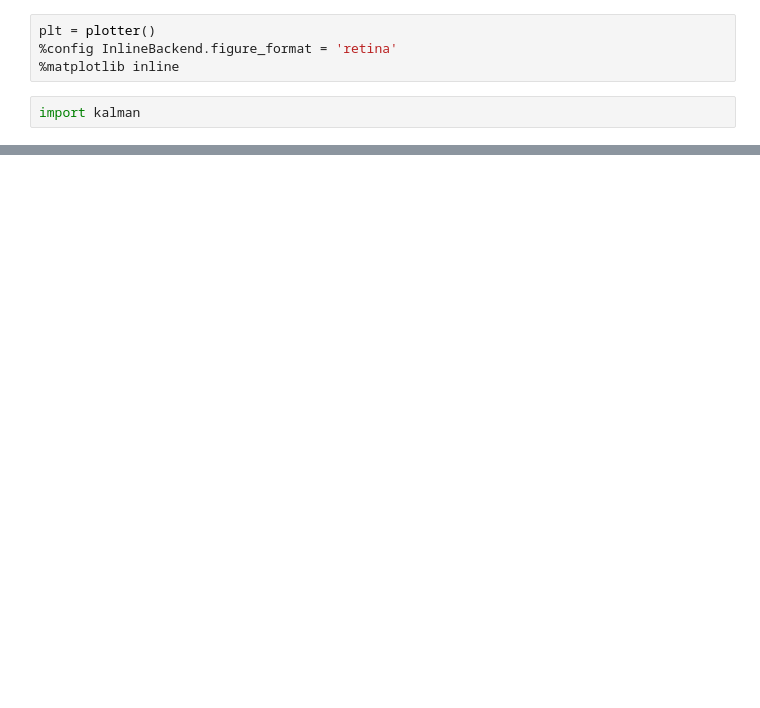
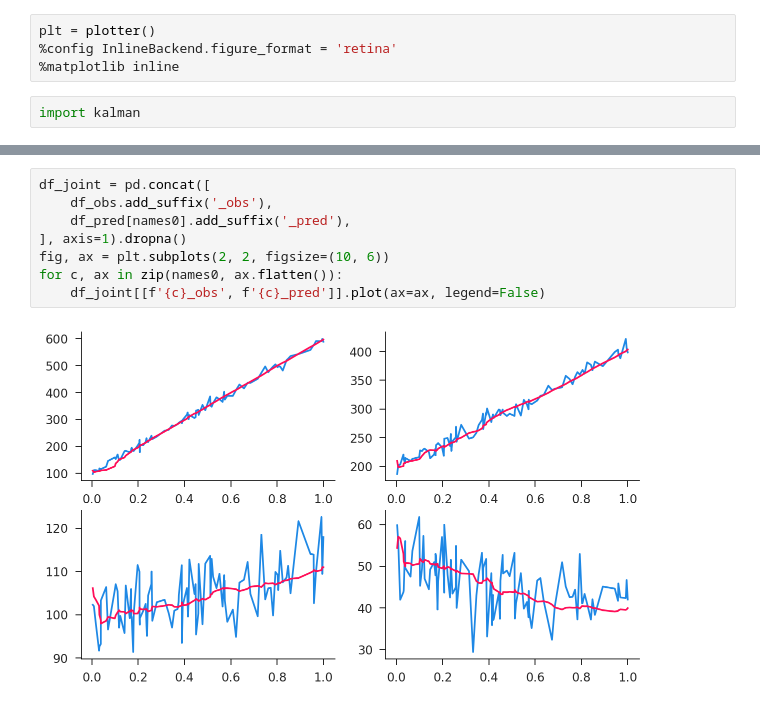
Before and after one commit to iamlemec/speedcam, a Jupyter notebook: notebooks/kalman.ipynb, the cells around one changed output, grey strips where cells are left out. Drawn from its saved outputs; the diff is of its cells as text; blank space fills up the shorter version.

```diff
--- a/notebooks/kalman.ipynb
+++ b/notebooks/kalman.ipynb
@@ -35,0 +82,10 @@ plt.plot(t_path, z_pred[:, idx], t_path, z_obs[:, idx]);
+# %%
+df_joint = pd.concat([
+    df_obs.add_suffix('_obs'),
+    df_pred[names0].add_suffix('_pred'),
+], axis=1).dropna()
+fig, ax = plt.subplots(2, 2, figsize=(10, 6))
+for c, ax in zip(names0, ax.flatten()):
+    df_joint[[f'{c}_obs', f'{c}_pred']].plot(ax=ax, legend=False)
+# %% [output]
+[figure, added]
```
Also changed, not shown: parts of 18 cells of this notebook, 1 other file.
